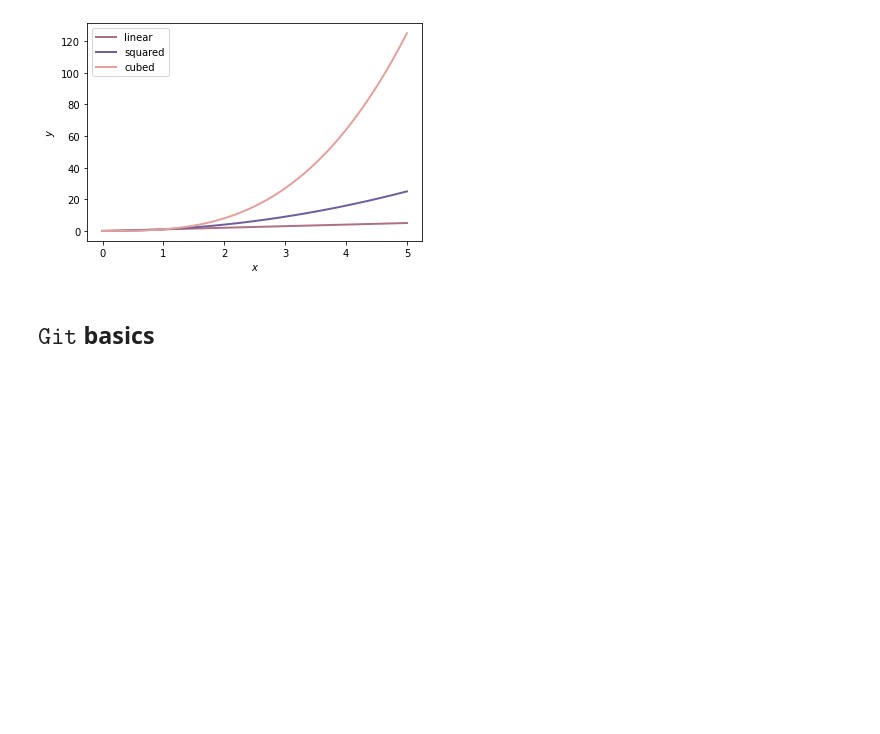
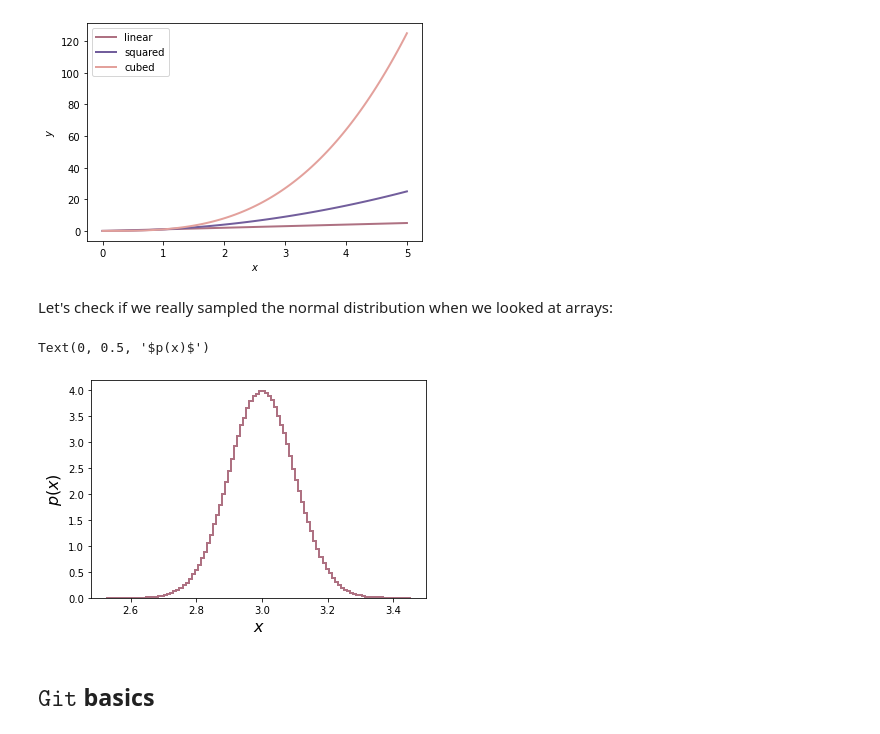
Before and after one commit to krtktwri/stat_methods_AIfA_2023, a Jupyter notebook: lecture_01/L01_python+git-introduction.ipynb, the cells around one changed output. Cells and saved outputs as stored; diff of their text form; code cells hidden in the pictures; blank space fills up the shorter version.

```diff
--- a/lecture_01/L01_python+git-introduction.ipynb
+++ b/lecture_01/L01_python+git-introduction.ipynb
@@ -352,0 +476,5 @@ array([0.  , 0.25, 0.5 , 0.75, 1.  ])
+# %%
+n = 10**6
+mu = 3.
+sigma = 0.1
+randarr = mu + sigma*np.random.randn(n)
@@ -421,6 +737,16 @@ plt.ylabel(r"$y$")
 # %% [output]
 Text(0, 0.5, '$y$')
 [figure]
+# %% [markdown]
+Let's check if we really sampled the normal distribution when we looked at arrays:
+# %%
+plt.hist(randarr, color="#AE7182", histtype='step', bins=100, density='True', linewidth=2)
+plt.xlabel(r"$x$", fontsize=16)
+plt.ylabel(r"$p(x)$", fontsize=16)
+# plt.show()
+# %% [output]
+Text(0, 0.5, '$p(x)$')
+[figure, added]
 # %% [markdown]
 ## $\texttt{Git}$ basics
 # %% [markdown]
```
Also changed, not shown: parts of 49 cells of this notebook, 1 other file.
